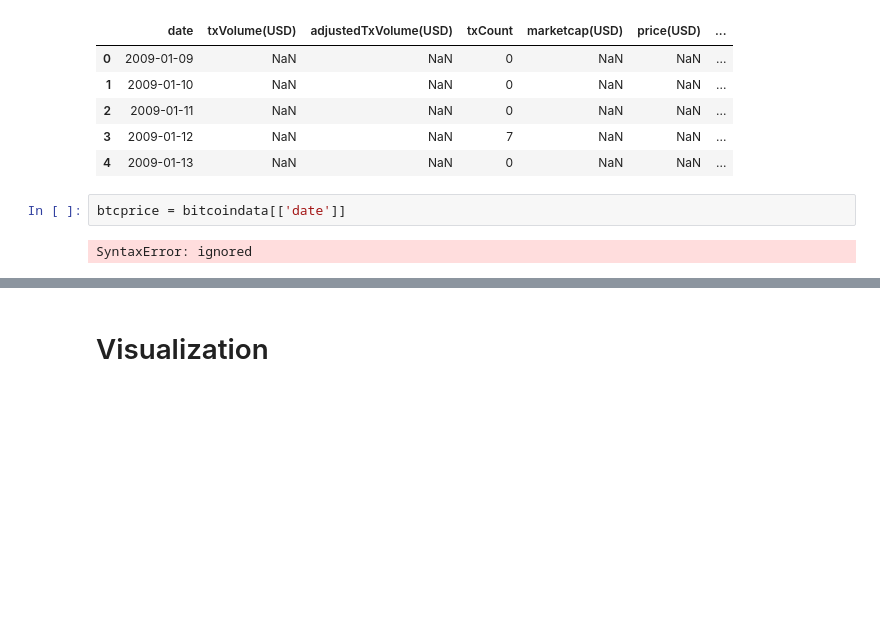
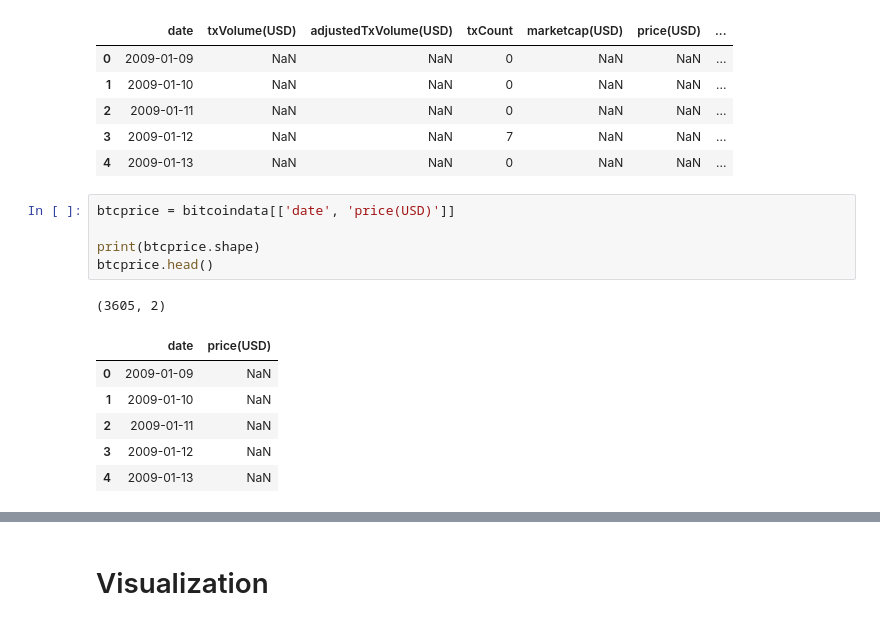
Before and after one commit to LambdaSchool-Sprints/DS-Unit-1-Sprint-5-Data-Storytelling-Blog-Post, a Jupyter notebook: BitcoinStorytellingProject.ipynb, the cells around one changed output, grey strips where cells are left out. Drawn from its saved outputs; the diff is of its cells as text; blank space fills up the shorter version.

```diff
--- a/BitcoinStorytellingProject.ipynb
+++ b/BitcoinStorytellingProject.ipynb
@@ -245,6 +249,15 @@ bitcoindata.head()
 | 3 | 2009-01-12 | NaN | NaN | 7 | NaN | NaN | ... |
 | 4 | 2009-01-13 | NaN | NaN | 0 | NaN | NaN | ... |
 # %%
-btcprice = bitcoindata[['date']]
+btcprice = bitcoindata[['date', 'price(USD)']]
+
+print(btcprice.shape)
+btcprice.head()
 # %% [output]
-SyntaxError: ignored
+(3605, 2)
+|  | date | price(USD) |
+| 0 | 2009-01-09 | NaN |
+| 1 | 2009-01-10 | NaN |
+| 2 | 2009-01-11 | NaN |
+| 3 | 2009-01-12 | NaN |
+| 4 | 2009-01-13 | NaN |
```
Also changed, not shown: parts of 11 cells of this notebook.
